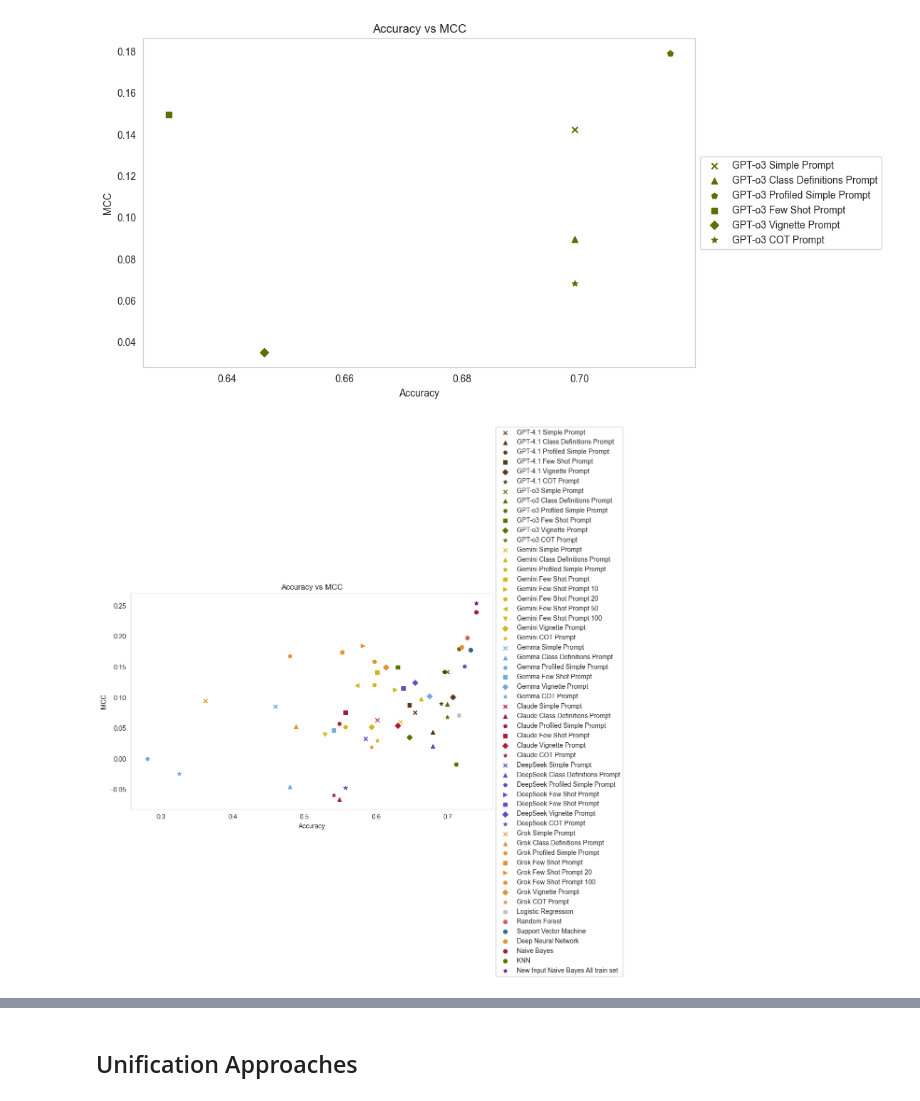
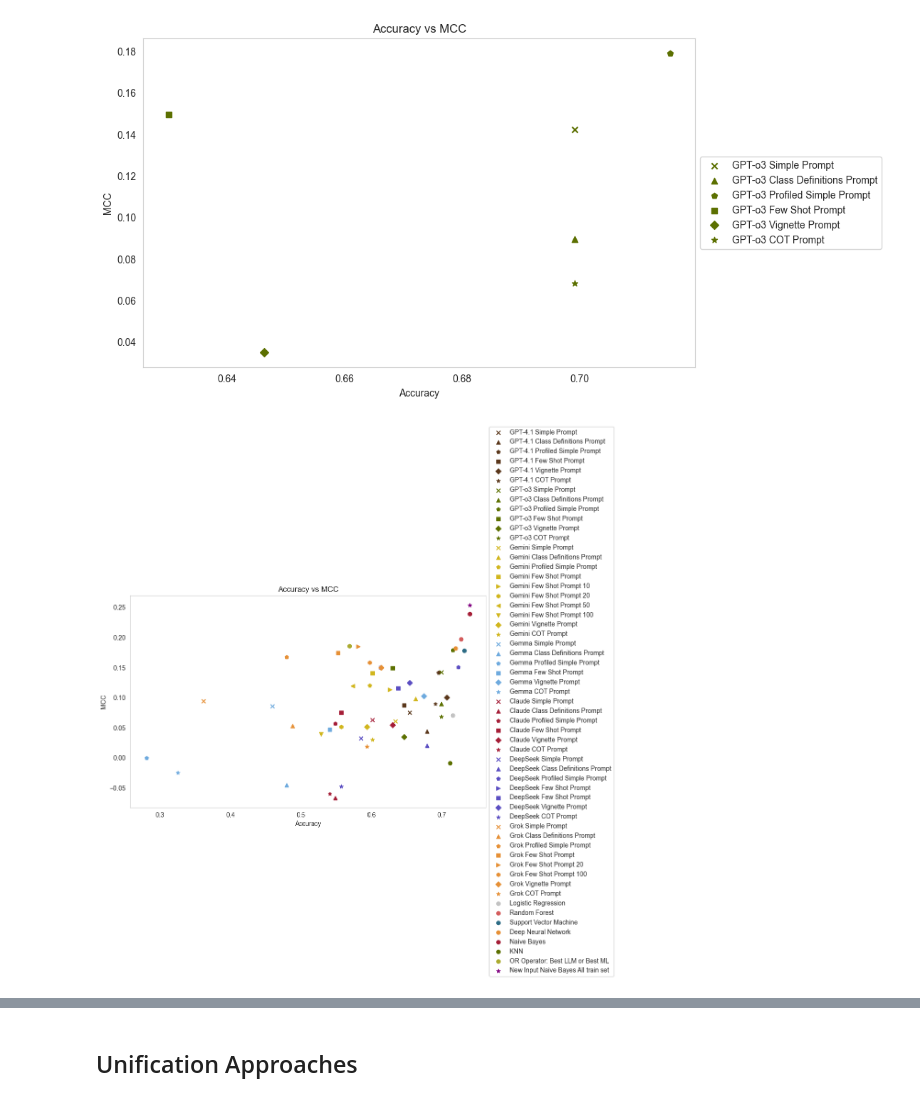
Before and after one commit to kimmizi/master_thesis, a Jupyter notebook: exp/05_Evaluation_Performance.ipynb, the cells around one changed output, grey strips where cells are left out. Drawn from its saved outputs; the diff is of its cells as text; code cells hidden in the pictures.

```diff
--- a/exp/05_Evaluation_Performance.ipynb
+++ b/exp/05_Evaluation_Performance.ipynb
@@ -623,7 +633,7 @@ plt.scatter(metrics_nb["accuracy"], metrics_nb["mcc"], label = "Naive Bayes", co
 plt.scatter(metrics_knn["accuracy"], metrics_knn["mcc"], label = "KNN", color = hex_colors[9])
 
 
-# plt.scatter(metrics_best_LLM_or_best_ML["accuracy"], metrics_best_LLM_or_best_ML["mcc"], label = "OR Operator: Best LLM or Best ML", color = hex_colors[8], marker = "o")
+plt.scatter(metrics_best_LLM_or_best_ML["accuracy"], metrics_best_LLM_or_best_ML["mcc"], label = "OR Operator: Best LLM or Best ML", color = hex_colors[8], marker = "o")
 # # plt.scatter(metrics_OR_best_LLMs["accuracy"], metrics_OR_best_LLMs["mcc"], label = "OR Operator: Two Best LLMs", color = hex_colors[9], marker = "o")
 #
 #
@@ -632,34 +642,34 @@ plt.scatter(metrics_knn["accuracy"], metrics_knn["mcc"], label = "KNN", color =
 # plt.scatter(metrics_pov_llm_votes["accuracy"], metrics_pov_llm_votes["mcc"], label = "POV LLM Votes", color = "black", marker = "p")
 # plt.scatter(metrics_pov_simple_votes["accuracy"], metrics_pov_simple_votes["mcc"], label = "POV Simple Votes", color = "black", marker = "x")
 # plt.scatter(metrics_pov_class_definitions_votes["accuracy"], metrics_pov_class_definitions_votes["mcc"], label = "POV Class Definitions Votes", color = "black", marker = "^")
 # plt.scatter(metrics_pov_profiled_simple_votes["accuracy"], metrics_pov_profiled_simple_votes["mcc"], label = "POV Profiled Simple Votes", color = "black", marker = "p")
 # plt.scatter(metrics_pov_few_shot_votes["accuracy"], metrics_pov_few_shot_votes["mcc"], label = "POV Few Shot Votes", color = "black", marker = "s")
 # plt.scatter(metrics_pov_vignette_votes["accuracy"], metrics_pov_vignette_votes["mcc"], label = "POV Vignette Votes", color = "black", marker = "D")
 # plt.scatter(metrics_pov_cot_votes["accuracy"], metrics_pov_cot_votes["mcc"], label = "POV COT Votes", color = "black", marker = "*")
 
 
 # plt.scatter(metrics_new_input_dnn["accuracy"], metrics_new_input_dnn["mcc"], label = "New Input DNN", color = "green", marker = "s")
 # plt.scatter(metrics_new_input_svc["accuracy"], metrics_new_input_svc["mcc"], label = "New Input SVC", color = "orange", marker = "D")
 plt.scatter(metrics_new_input_nb["accuracy"], metrics_new_input_nb["mcc"], label = "New Input Naive Bayes All train set", color = "purple", marker = "*")
 
 # plt.xlim(0.3, 0.7)
 # plt.ylim(-0.05, 0.25)
 
 # plt.xlim(0, 1.02)
 # plt.ylim(-1.02, 1.02)
 
 plt.xlabel("Accuracy")
 plt.ylabel("MCC")
 plt.title("Accuracy vs MCC")
 plt.legend(loc = 'center left', bbox_to_anchor = (1, 0.5))
 plt.grid()
 
 # # save as png
 # plt.savefig("../doc/figs/01_LLM_ML_performance/accuracy_mcc_LLMs.png", dpi = 300, bbox_inches = "tight")
 # plt.savefig("../doc/figs/01_LLM_ML_performance/accuracy_mcc_all_models.png", dpi = 300, bbox_inches = "tight")
 # plt.savefig("../doc/figs/01_LLM_ML_performance/accuracy_mcc_LLMs_ML_0_1.png", dpi = 300, bbox_inches = "tight")
 # %% [output]
-[figure, old version]
+[figure, new version]
 # %%
 # plot sensitivity vs specificity for all simple prompts
 plt.figure(figsize = (10, 6))
```
Also changed, not shown: parts of 18 cells of this notebook, 5 other files.
